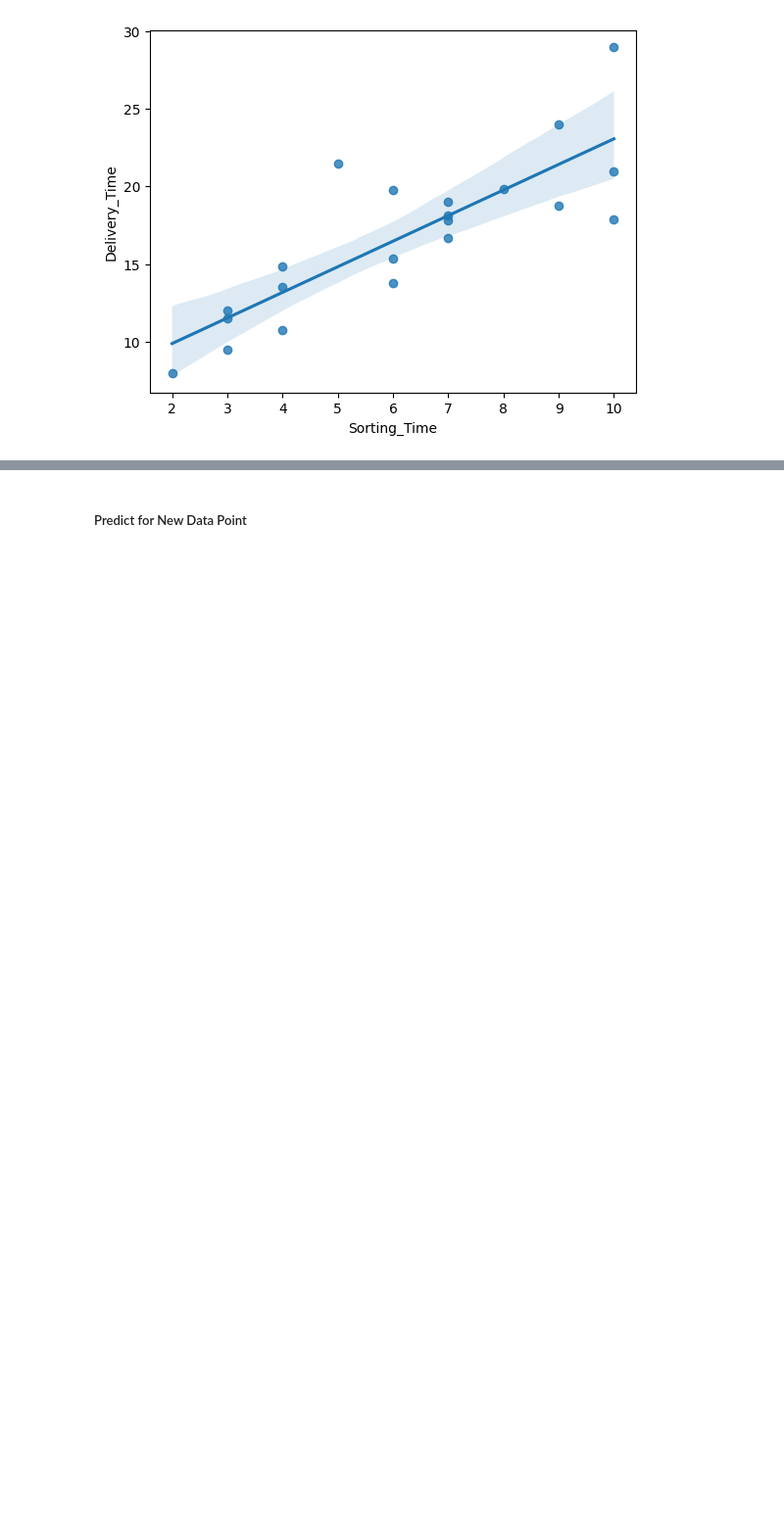
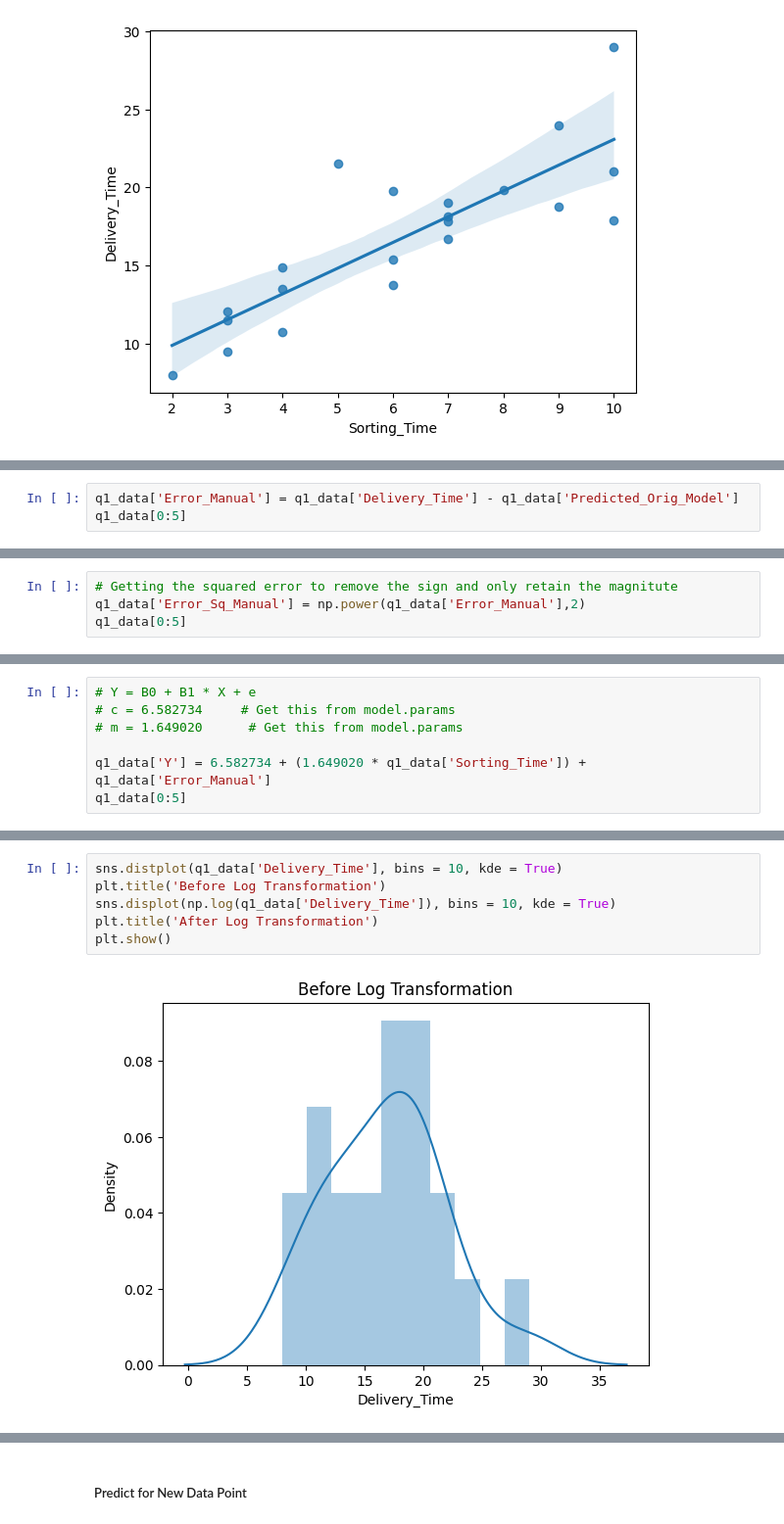
Before and after one commit to clivedandrews/Data_Science, a Jupyter notebook: Assignments/Simple_Linear_Regression/Simple_Linear_Regression.ipynb, the cells around one changed output, grey strips where cells are left out. Shown at 98% size. Cells and saved outputs as stored; diff of their text form; blank space fills up the shorter version.

```diff
--- a/Assignments/Simple_Linear_Regression/Simple_Linear_Regression.ipynb
+++ b/Assignments/Simple_Linear_Regression/Simple_Linear_Regression.ipynb
@@ -406,0 +376,3 @@ q1_data
+# %%
+q1_data['Error_Manual'] = q1_data['Delivery_Time'] - q1_data['Predicted_Orig_Model']
+q1_data[0:5]
@@ -406,0 +386,4 @@ q1_data
+# %%
+# Getting the squared error to remove the sign and only retain the magnitute
+q1_data['Error_Sq_Manual'] = np.power(q1_data['Error_Manual'],2)
+q1_data[0:5]
@@ -406,0 +397,7 @@ q1_data
+# %%
+# Y = B0 + B1 * X + e
+# c = 6.582734     # Get this from model.params
+# m = 1.649020      # Get this from model.params
+
+q1_data['Y'] = 6.582734 + (1.649020 * q1_data['Sorting_Time']) + q1_data['Error_Manual']
+q1_data[0:5]
@@ -406,0 +707,8 @@ q1_data
+# %%
+sns.distplot(q1_data['Delivery_Time'], bins = 10, kde = True)
+plt.title('Before Log Transformation')
+sns.displot(np.log(q1_data['Delivery_Time']), bins = 10, kde = True)
+plt.title('After Log Transformation')
+plt.show()
+# %% [output]
+[figure, added]
```
Also changed, not shown: parts of 97 cells of this notebook.
